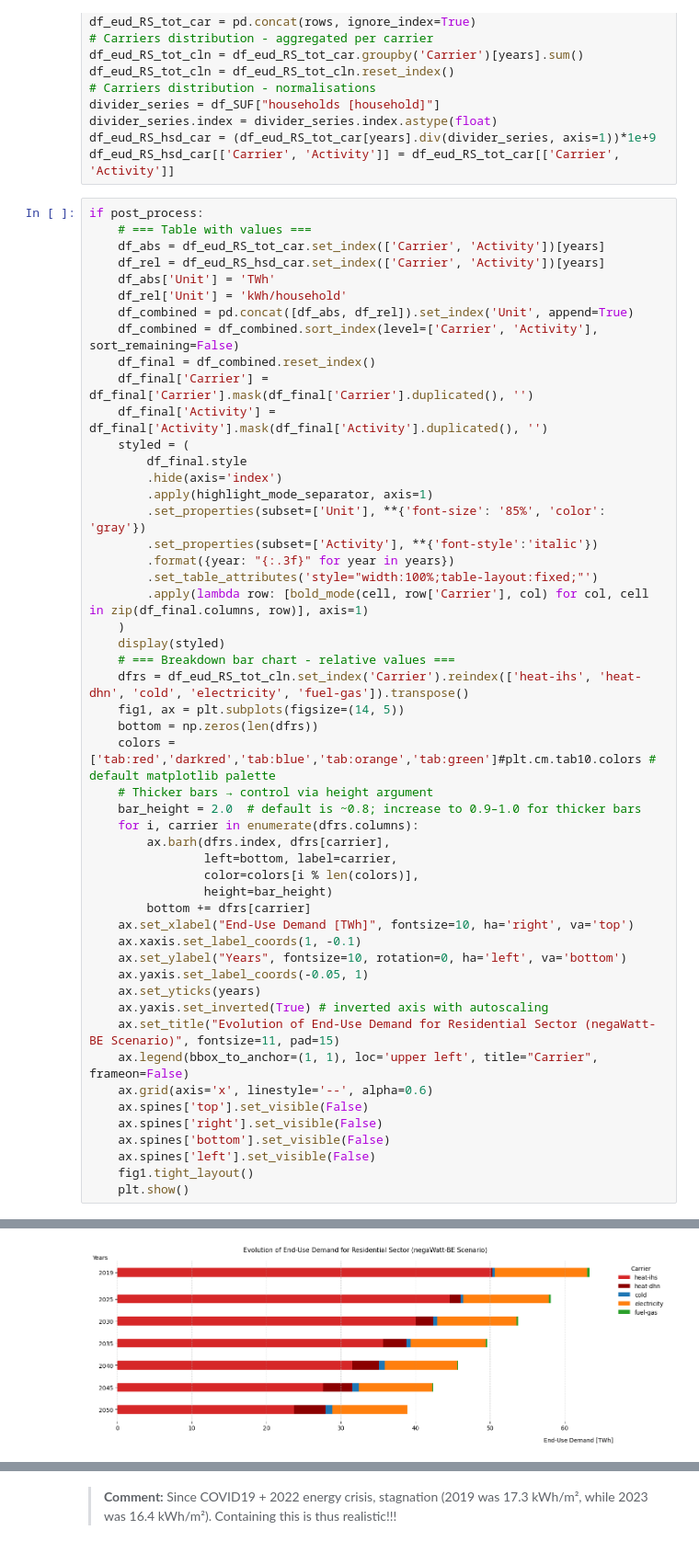
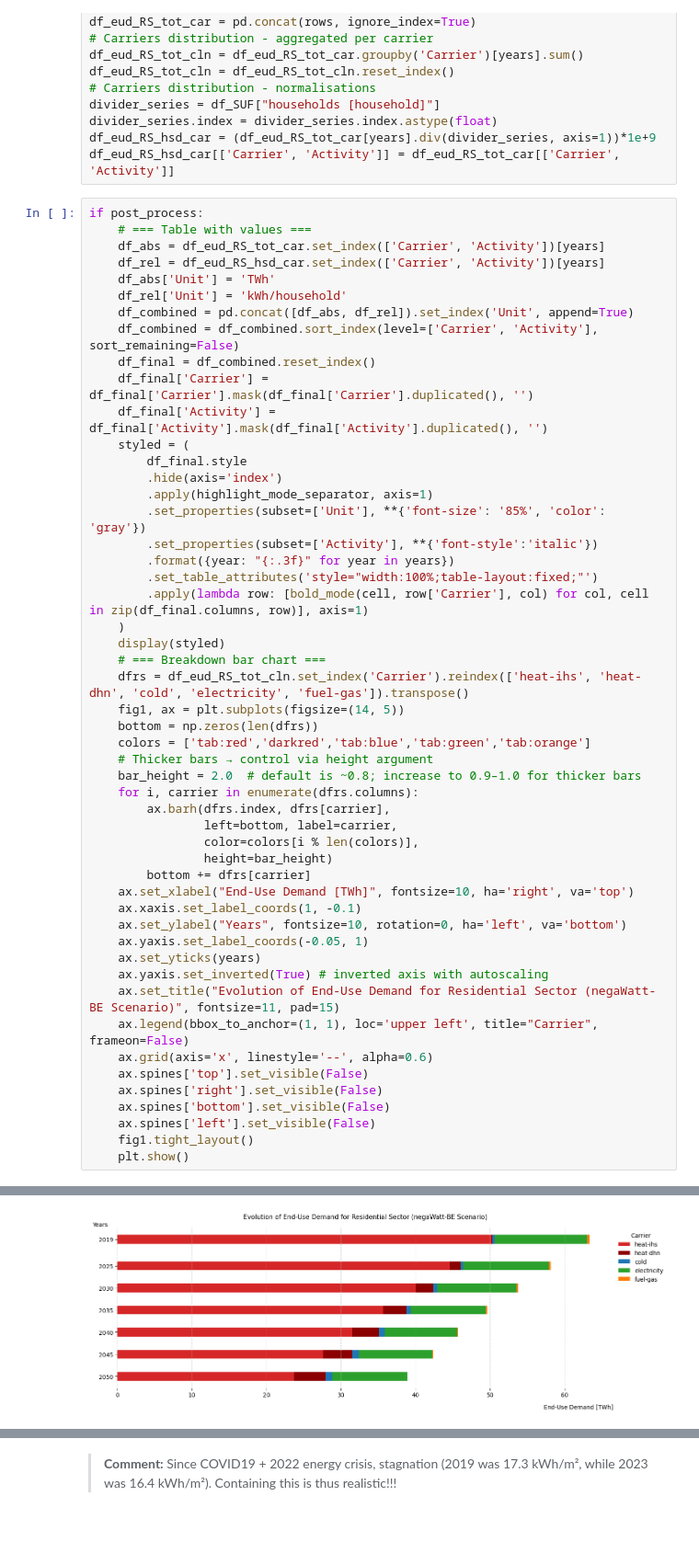
Before and after one commit to laterrea/negaWatt-BE, a Jupyter notebook: nW_BE_demand_model_buildings.ipynb, the cells around one changed output, grey strips where cells are left out. Shown at 92% size. Saved outputs shown, nothing was run; the diff lists cells and outputs as text.

```diff
--- a/nW_BE_demand_model_buildings.ipynb
+++ b/nW_BE_demand_model_buildings.ipynb
@@ -790,11 +790,11 @@ if post_process:
         .apply(lambda row: [bold_mode(cell, row['Carrier'], col) for col, cell in zip(df_final.columns, row)], axis=1)
     )
     display(styled)
-    # === Breakdown bar chart - relative values ===
+    # === Breakdown bar chart ===
     dfrs = df_eud_RS_tot_cln.set_index('Carrier').reindex(['heat-ihs', 'heat-dhn', 'cold', 'electricity', 'fuel-gas']).transpose()
     fig1, ax = plt.subplots(figsize=(14, 5))
     bottom = np.zeros(len(dfrs))
-    colors = ['tab:red','darkred','tab:blue','tab:orange','tab:green']#plt.cm.tab10.colors # default matplotlib palette
+    colors = ['tab:red','darkred','tab:blue','tab:green','tab:orange']
     # Thicker bars → control via height argument
     bar_height = 2.0  # default is ~0.8; increase to 0.9–1.0 for thicker bars
     for i, carrier in enumerate(dfrs.columns):
@@ -809,31 +809,31 @@ if post_process:
     ax.yaxis.set_label_coords(-0.05, 1)
     ax.set_yticks(years)
     ax.yaxis.set_inverted(True) # inverted axis with autoscaling
     ax.set_title("Evolution of End-Use Demand for Residential Sector (negaWatt-BE Scenario)", fontsize=11, pad=15)
     ax.legend(bbox_to_anchor=(1, 1), loc='upper left', title="Carrier", frameon=False)
     ax.grid(axis='x', linestyle='--', alpha=0.6)
     ax.spines['top'].set_visible(False)
     ax.spines['right'].set_visible(False)
     ax.spines['bottom'].set_visible(False)
     ax.spines['left'].set_visible(False)
     fig1.tight_layout()
     plt.show()
 # %% [output]
 | Carrier | Activity | Unit | 2019 | 2025 | 2030 | 2035 | 2040 | 2045 | 2050 |
 | cold | space cooling | TWh | 0.273 | 0.403 | 0.511 | 0.619 | 0.727 | 0.835 | 0.944 |
 |  |  | kWh/household | 55.169 | 77.505 | 95.423 | 112.752 | 129.597 | 146.419 | 163.580 |
 | electricity | ICT | TWh | 1.126 | 1.163 | 1.193 | 1.223 | 1.253 | 1.284 | 1.314 |
 |  |  | kWh/household | 227.548 | 223.668 | 222.777 | 222.772 | 223.363 | 225.152 | 227.695 |
 |  | TV and multimedia | TWh | 2.995 | 2.888 | 2.800 | 2.711 | 2.622 | 2.534 | 2.445 |
 |  |  | kWh/household | 605.246 | 555.420 | 522.864 | 493.813 | 467.405 | 444.342 | 423.680 |
 |  | cooking_el | TWh | 0.821 | 0.932 | 1.031 | 1.133 | 1.242 | 1.355 | 1.474 |
 |  |  | kWh/household | 165.826 | 179.261 | 192.477 | 206.465 | 221.402 | 237.686 | 255.407 |
 |  | dishwashers | TWh | 0.688 | 0.723 | 0.751 | 0.780 | 0.808 | 0.837 | 0.866 |
 |  |  | kWh/household | 139.035 | 139.047 | 140.240 | 142.078 | 144.036 | 146.770 | 150.064 |
 | ... | ... | ... | ... | ... | ... | ... | ... | ... | ... |
 |  |  | kWh/household | 60.712 | 50.561 | 42.251 | 33.611 | 24.600 | 15.171 | 5.212 |
 | heat-dhn | heat_dhn | TWh | 0.151 | 1.426 | 2.331 | 3.062 | 3.585 | 3.972 | 4.187 |
 |  |  | kWh/household | 30.512 | 274.189 | 435.204 | 557.742 | 638.998 | 696.568 | 725.480 |
 | heat-ihs | heat_ihs | TWh | 50.178 | 44.564 | 40.043 | 35.697 | 31.558 | 27.555 | 23.724 |
 |  |  | kWh/household | 10140.254 | 8570.608 | 7477.593 | 6502.279 | 5625.689 | 4831.751 | 4111.055 |
-[figure, old version]
+[figure, new version]
```
Also changed, not shown: parts of 41 cells of this notebook, 6 other files.
